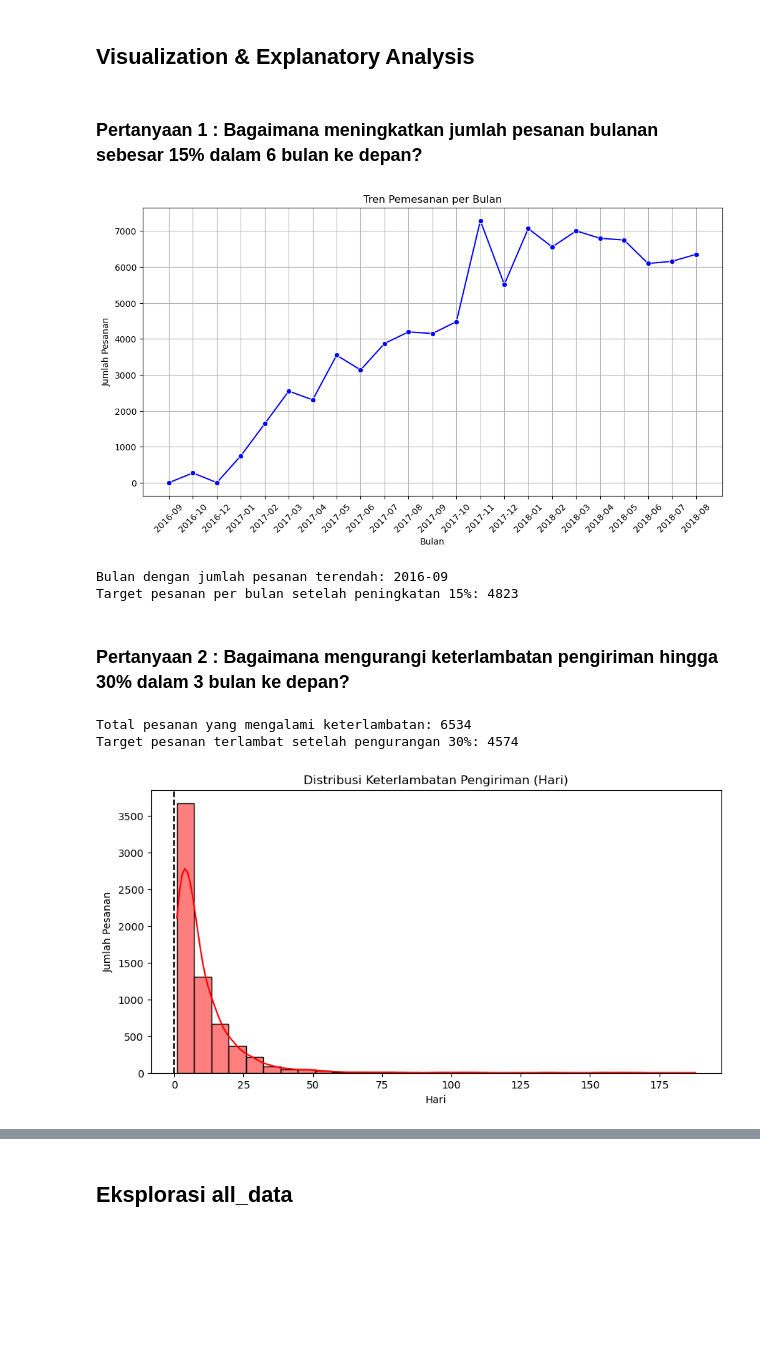
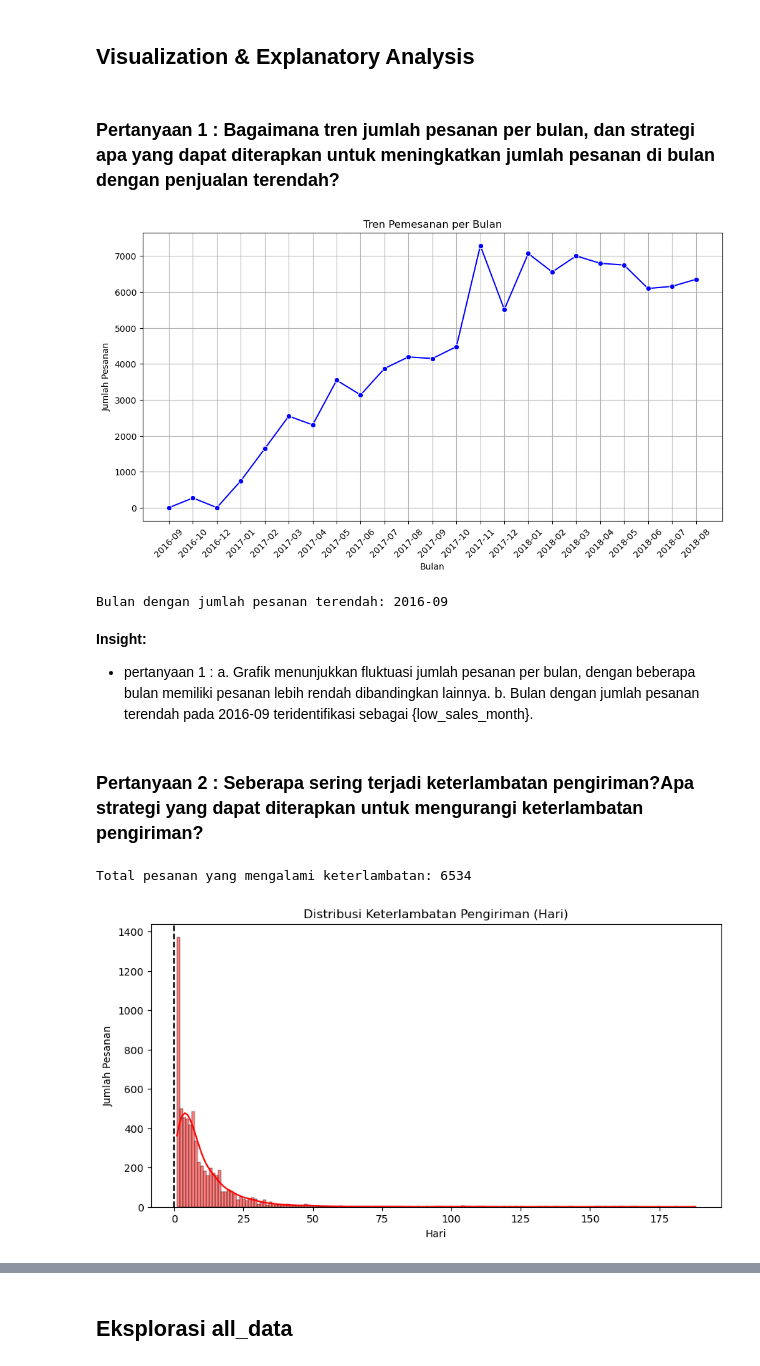
Before and after one commit to Alpii21/submission-data, a Jupyter notebook: notebook.ipynb, the cells around one changed output, grey strips where cells are left out. Saved outputs shown, nothing was run; the diff lists cells and outputs as text; code cells hidden in the pictures; blank space fills up the shorter version.

```diff
--- a/notebook.ipynb
+++ b/notebook.ipynb
@@ -308,7 +318,7 @@ plt.show()
 # %% [markdown]
 ## Visualization & Explanatory Analysis
 # %% [markdown]
-### Pertanyaan 1 : Bagaimana meningkatkan jumlah pesanan bulanan sebesar 15% dalam 6 bulan ke depan?
+### Pertanyaan 1 : Bagaimana tren jumlah pesanan per bulan, dan strategi apa yang dapat diterapkan untuk meningkatkan jumlah pesanan di bulan dengan penjualan terendah?
 # %%
 # Ekstrak bulan dan tahun dari tanggal pembelian
 orders_df["order_month"] = orders_df["order_purchase_timestamp"].dt.to_period("M")
@@ -329,39 +339,32 @@ plt.show()
 # Menentukan bulan dengan jumlah pesanan terendah (untuk strategi promosi)
 low_sales_month = monthly_orders.idxmin()
 print(f"Bulan dengan jumlah pesanan terendah: {low_sales_month}")
-
-# Menentukan target peningkatan 15%
-current_avg_orders = monthly_orders.mean()
-target_orders = current_avg_orders * 1.15
-print(f"Target pesanan per bulan setelah peningkatan 15%: {round(target_orders)}")
 # %% [output]
 [figure]
 Bulan dengan jumlah pesanan terendah: 2016-09
-Target pesanan per bulan setelah peningkatan 15%: 4823
+# %% [markdown]
+**Insight:**
+- pertanyaan 1 :
+a. Grafik menunjukkan fluktuasi jumlah pesanan per bulan, dengan beberapa bulan memiliki pesanan lebih rendah dibandingkan lainnya.
+b. Bulan dengan jumlah pesanan terendah pada 2016-09 teridentifikasi sebagai {low_sales_month}.
 # %% [markdown]
-### Pertanyaan 2 : Bagaimana mengurangi keterlambatan pengiriman hingga 30% dalam 3 bulan ke depan?
+### Pertanyaan 2 : Seberapa sering terjadi keterlambatan pengiriman?Apa strategi yang dapat diterapkan untuk mengurangi keterlambatan pengiriman?
 # %%
 # Filter hanya pesanan yang mengalami keterlambatan (> 0 hari)
 delayed_orders = orders_df[orders_df["delay_time"] > 0]
 
-# Hitung jumlah keterlambatan sebelum intervensi
-current_delays = len(delayed_orders)
-target_delays = current_delays * 0.7  # Target -30%
-
 print(f"Total pesanan yang mengalami keterlambatan: {current_delays}")
-print(f"Target pesanan terlambat setelah pengurangan 30%: {round(target_delays)}")
 
 # Visualisasi distribusi keterlambatan pengiriman
 plt.figure(figsize=(10,5))
-sns.histplot(delayed_orders["delay_time"], bins=30, kde=True, color="red")
+sns.histplot(delayed_orders["delay_time"], kde=True, color="red")
 plt.axvline(0, color='black', linestyle='--')
 plt.title("Distribusi Keterlambatan Pengiriman (Hari)")
 plt.xlabel("Hari")
 plt.ylabel("Jumlah Pesanan")
 plt.show()
 # %% [output]
 Total pesanan yang mengalami keterlambatan: 6534
-Target pesanan terlambat setelah pengurangan 30%: 4574
-[figure, old version]
+[figure, new version]
 # %% [markdown]
 **Insight:**
```
Also changed, not shown: parts of 11 cells of this notebook, 2 other files.
